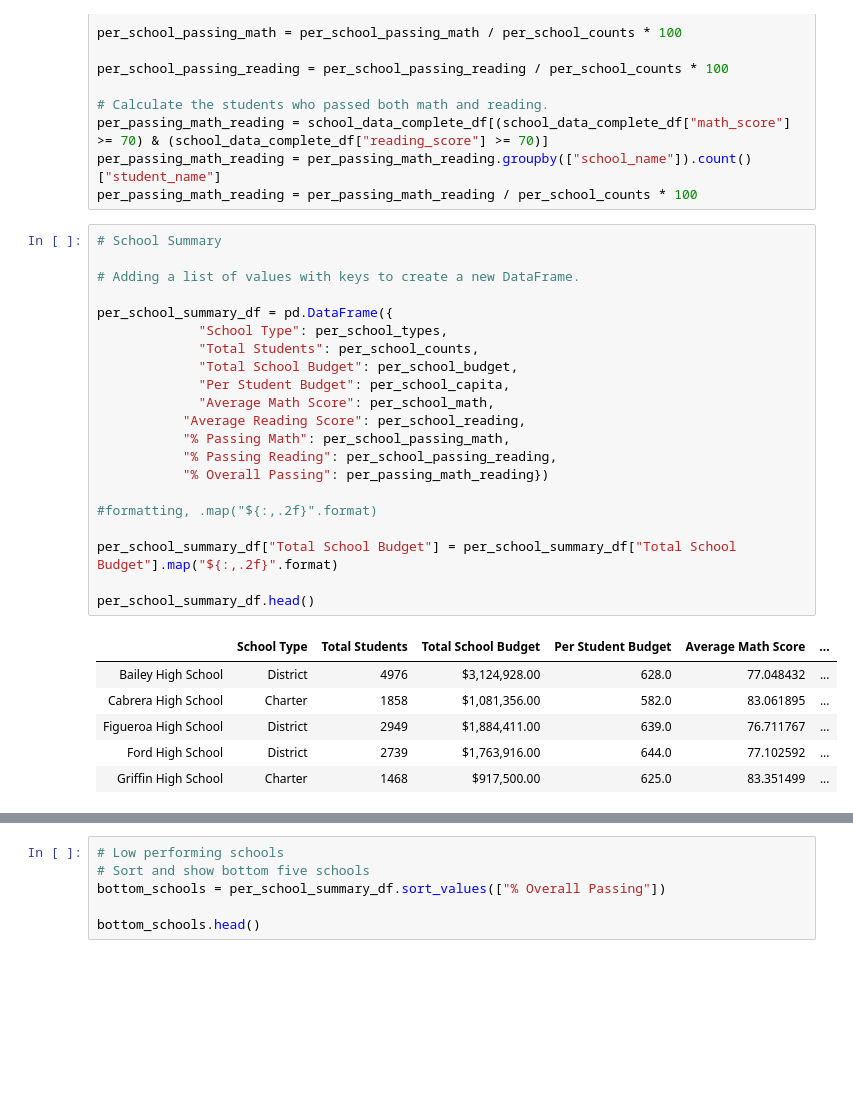
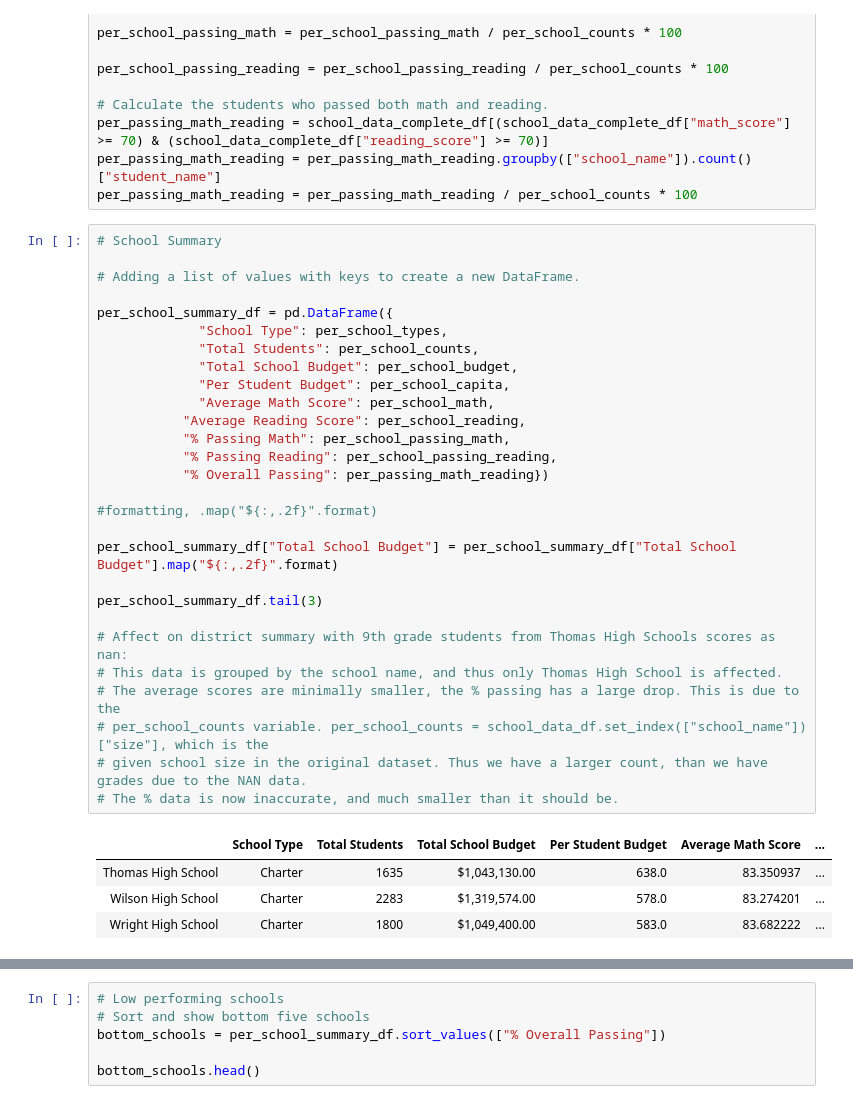
Before and after one commit to jburs/School_District_Analysis, a Jupyter notebook: PyCitySchools_Challenge.ipynb, the cells around one changed output, grey strips where cells are left out. Cells and saved outputs as stored; diff of their text form; blank space fills up the shorter version.

```diff
--- a/PyCitySchools_Challenge.ipynb
+++ b/PyCitySchools_Challenge.ipynb
@@ -167,31 +170,36 @@ per_passing_math_reading = per_passing_math_reading / per_school_counts * 100
 # %%
 # School Summary
 
 # Adding a list of values with keys to create a new DataFrame.
 
 per_school_summary_df = pd.DataFrame({
              "School Type": per_school_types,
              "Total Students": per_school_counts,
              "Total School Budget": per_school_budget,
              "Per Student Budget": per_school_capita,
              "Average Math Score": per_school_math,
            "Average Reading Score": per_school_reading,
            "% Passing Math": per_school_passing_math,
            "% Passing Reading": per_school_passing_reading,
            "% Overall Passing": per_passing_math_reading})
 
 #formatting, .map("${:,.2f}".format)
 
 per_school_summary_df["Total School Budget"] = per_school_summary_df["Total School Budget"].map("${:,.2f}".format)
 
-per_school_summary_df.head()
+per_school_summary_df.tail(3)
+
+# Affect on district summary with 9th grade students from Thomas High Schools scores as nan:
+# This data is grouped by the school name, and thus only Thomas High School is affected.
+# The average scores are minimally smaller, the % passing has a large drop. This is due to the
+# per_school_counts variable. per_school_counts = school_data_df.set_index(["school_name"])["size"], which is the
+# given school size in the original dataset. Thus we have a larger count, than we have grades due to the NAN data.
+# The % data is now inaccurate, and much smaller than it should be.
 # %% [output]
 |  | School Type | Total Students | Total School Budget | Per Student Budget | Average Math Score | ... |
-| Bailey High School | District | 4976 | $3,124,928.00 | 628.0 | 77.048432 | ... |
-| Cabrera High School | Charter | 1858 | $1,081,356.00 | 582.0 | 83.061895 | ... |
-| Figueroa High School | District | 2949 | $1,884,411.00 | 639.0 | 76.711767 | ... |
-| Ford High School | District | 2739 | $1,763,916.00 | 644.0 | 77.102592 | ... |
-| Griffin High School | Charter | 1468 | $917,500.00 | 625.0 | 83.351499 | ... |
+| Thomas High School | Charter | 1635 | $1,043,130.00 | 638.0 | 83.350937 | ... |
+| Wilson High School | Charter | 2283 | $1,319,574.00 | 578.0 | 83.274201 | ... |
+| Wright High School | Charter | 1800 | $1,049,400.00 | 583.0 | 83.682222 | ... |
 # %%
 # High performing schools
 # Sort and show top five schools
```
Also changed, not shown: parts of 8 cells of this notebook, 1 other file.
